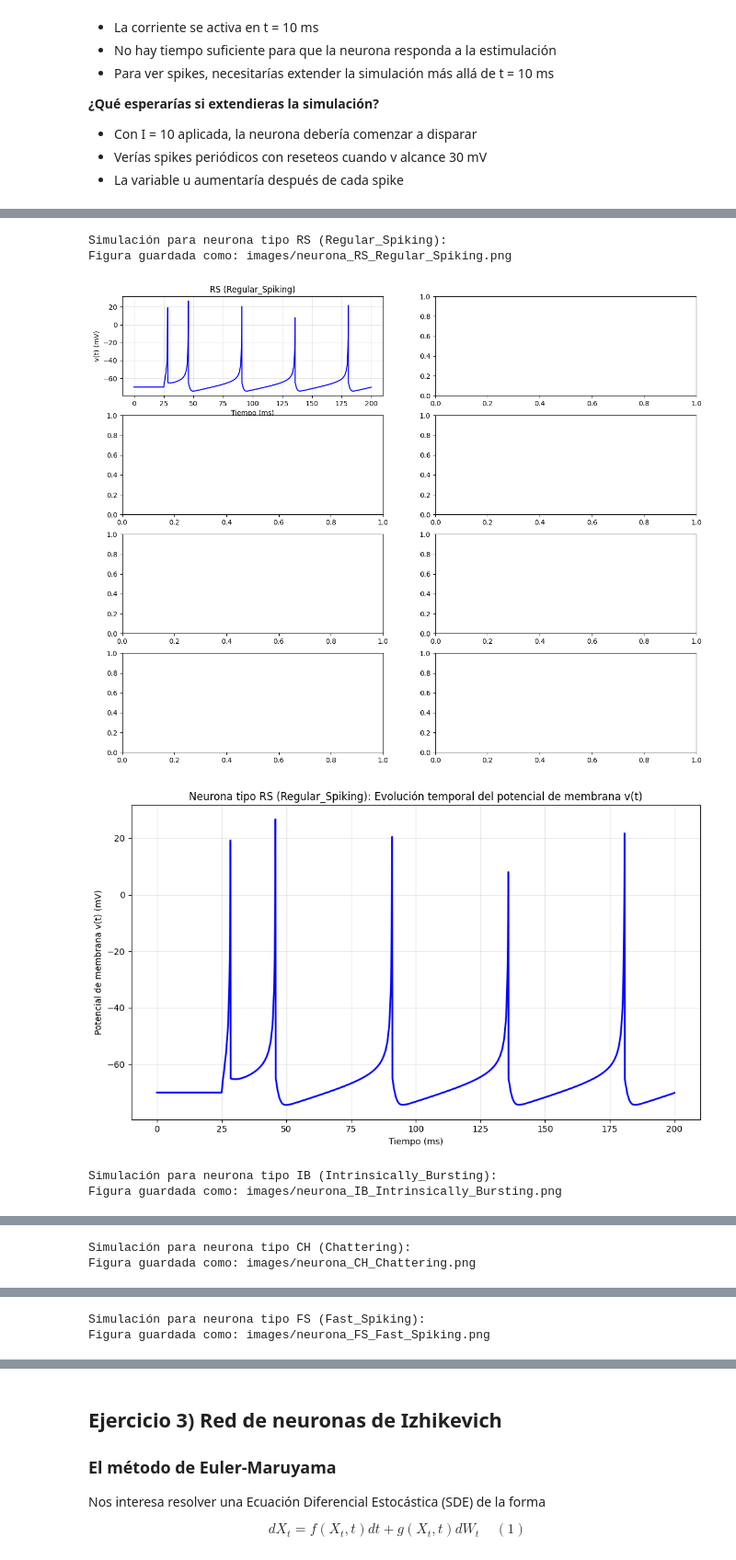
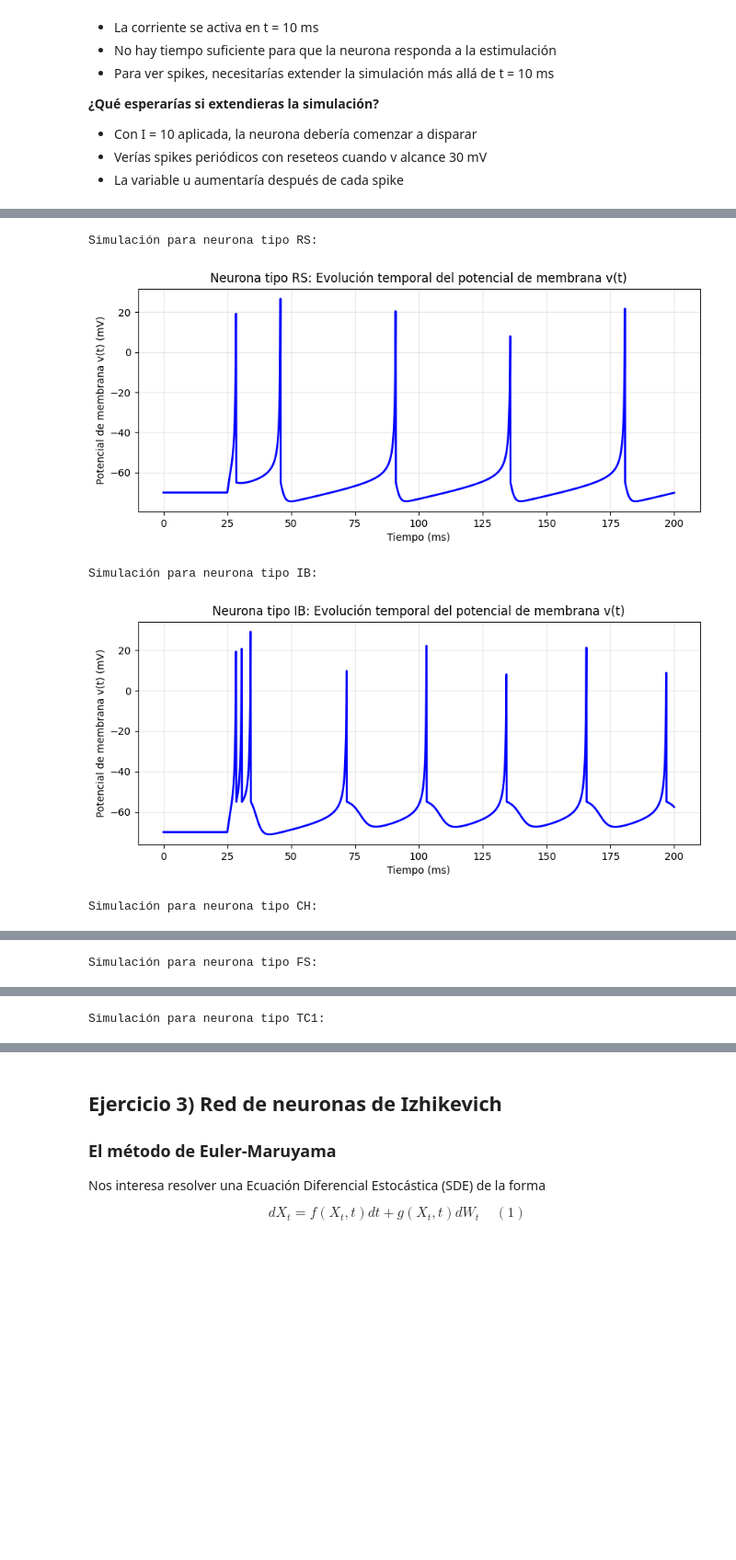
Before and after one commit to mebordone/rrnn2025-tp1, a Jupyter notebook: redes_neuronales_2025_guia_6.ipynb, the cells around one changed output, grey strips where cells are left out. Shown at 92% size. Saved outputs shown, nothing was run; the diff lists cells and outputs as text; code cells hidden in the pictures; blank space fills up the shorter version.

Commit message:
updated parameters

```diff
--- a/redes_neuronales_2025_guia_6.ipynb
+++ b/redes_neuronales_2025_guia_6.ipynb
@@ -190,7 +184,7 @@ $h=0.1$
 # (no corresponde exactamente a las neuronas caracterizadas en el paper de izhikevich)
 g2 = 0.04      # Coeficiente del término cuadrático en la ecuación de v (g_2)
 g1 = 5         # Coeficiente del término lineal en la ecuación de v (g_1)
-g0 = 150       # Término constante en la ecuación de v (g_0)
+g0 = 140       # Término constante en la ecuación de v (g_0)
 v_minus = -65  # Potencial de reseteo: valor al que se resetea v después de un spike (v_-)
 v_plus = 30    # Umbral de disparo: cuando v alcanza este valor se produce un spike (v_+)
 b = 0.02       # Parámetro que controla la sensibilidad de u a las fluctuaciones de v
@@ -505,7 +432,7 @@ I_4(t) &= \begin{cases}
 \end{cases}
 \end{align}
 # %%
-# 2.6 - Simulación de diferentes tipos de neuronas según el paper de Izhikevich
+# 2.6 - explica
 
 # defino un diccionario con los parámetros del modelo en el orden esperado por el integrador
 def I1(t): return 0 if t<25 else 10
@@ -520,82 +447,45 @@ def I4(t):
         return 10
     else:
         return 0.2
-
-# Diccionario con nombres descriptivos para cada tipo de neurona
-nombres_neuronas = {
-    "RS": "Regular_Spiking",
-    "IB": "Intrinsically_Bursting",
-    "CH": "Chattering",
-    "FS": "Fast_Spiking",
-    "TC1": "Thalamo_Cortical_1",
-    "TC2": "Thalamo_Cortical_2",
-    "RZ": "Resonator",
-    "LTS": "Low_Threshold_Spiking"
-}
-
 p_simulaciones = {
     # "neurona": [g2=0.04, g1=5, g0=140, b, c, I, v_minus, v_plus=30, delta_u]
 
     "RS": [0.04, 5, 140, 0.02, 0.2, I1 , -65, 30, 8],     # Regular Spiking
     "IB": [0.04, 5, 140, 0.02, 0.2, I1 ,-55, 30, 4],      # Intrinsically Bursting
     "CH": [0.04, 5, 140, 0.02, 0.2, I1, -50, 30, 2],      # Chattering
     "FS": [0.04, 5, 140, 0.1, 0.2, I1, -65, 30, 2],       # Fast Spiking
     "TC1":[0.04, 5, 140, 0.02, 0.25, I2, -65, 30, 0.05],  # Thalamo-Cortical 1
     "TC2":[0.04, 5, 140, 0.02, 0.25, I3, -65, 30, 0.05],  # Thalamo-Cortical 2
     "RZ": [0.04, 5, 140, 0.1, 0.26, I4, -65, 30, 2],       # Resonator
     "LTS":[0.04, 5, 140, 0.02, 0.25, I1, -65, 30, 2],     # Low Threshold Spiking
 }
 
-# Crear una figura con todos los tipos de neuronas
-fig, axes = plt.subplots(4, 2, figsize=(15, 12))
-axes = axes.flatten()
-
-for i, (tipo, params) in enumerate(p_simulaciones.items()):
-    print(f"\nSimulación para neurona tipo {tipo} ({nombres_neuronas[tipo]}):")
+for tipo, params in p_simulaciones.items():
+    print(f"\nSimulación para neurona tipo {tipo}:")
 
     # Condición inicial
     v0 = -70
     u0 = params[4] * v0  # u(0) = c*v(0)
     x0 = np.array([v0, u0])
 
     # Ejecutar la integración
     t, w = integrador_ode(rk4, izhikevich_model, x0, t_start, t_end, k, params, reset_condition)
 
     # Extraer v(t) y u(t)
     v_t = w[0, :]
     u_t = w[1, :]
 
-    # Plot en la figura combinada
-    axes[i].plot(t, v_t, 'b-', linewidth=1.5)
-    axes[i].set_title(f'{tipo} ({nombres_neuronas[tipo]})')
-    axes[i].set_xlabel('Tiempo (ms)')
-    axes[i].set_ylabel('v(t) (mV)')
-    axes[i].grid(True, alpha=0.3)
-
-    # Crear figura individual para cada tipo de neurona
-    plt.figure(figsize=(10, 6))
+    # Crear figura de tiempo vs V(t)
+    plt.figure(figsize=(10, 4))
     plt.plot(t, v_t, 'b-', linewidth=2)
-    plt.title(f'Neurona tipo {tipo} ({nombres_neuronas[tipo]}): Evolución temporal del potencial de membrana v(t)')
+    plt.title(f'Neurona tipo {tipo}: Evolución temporal del potencial de membrana v(t)')
     plt.xlabel('Tiempo (ms)')
     plt.ylabel('Potencial de membrana v(t) (mV)')
     plt.grid(True, alpha=0.3)
-    plt.tight_layout()
-
-    # Guardar figura individual
-    filename = f"neurona_{tipo}_{nombres_neuronas[tipo]}.png"
-    plt.savefig(images_dir / filename, dpi=300, bbox_inches='tight')
-    print(f"Figura guardada como: {images_dir / filename}")
     plt.show()
-
-# Ajustar y guardar la figura combinada
-plt.tight_layout()
-fig.savefig(images_dir / "todas_las_neuronas_combinadas.png", dpi=300, bbox_inches='tight')
-print(f"\nFigura combinada guardada como: {images_dir / 'todas_las_neuronas_combinadas.png'}")
-plt.show()
 # %% [output]
-Simulación para neurona tipo RS (Regular_Spiking):
-Figura guardada como: images/neurona_RS_Regular_Spiking.png
+Simulación para neurona tipo RS:
-[figure, old version]
+[figure, new version]
+Simulación para neurona tipo IB:
-[figure, old version]
+[figure, new version]
-Simulación para neurona tipo IB (Intrinsically_Bursting):
-Figura guardada como: images/neurona_IB_Intrinsically_Bursting.png
+Simulación para neurona tipo CH:
@@ -603,2 +493 @@ Figura guardada como: images/neurona_IB_Intrinsically_Bursting.png
-Simulación para neurona tipo CH (Chattering):
-Figura guardada como: images/neurona_CH_Chattering.png
+Simulación para neurona tipo FS:
@@ -606,2 +495 @@ Figura guardada como: images/neurona_CH_Chattering.png
-Simulación para neurona tipo FS (Fast_Spiking):
-Figura guardada como: images/neurona_FS_Fast_Spiking.png
+Simulación para neurona tipo TC1:
```
Also changed, not shown: parts of 6 cells of this notebook.
